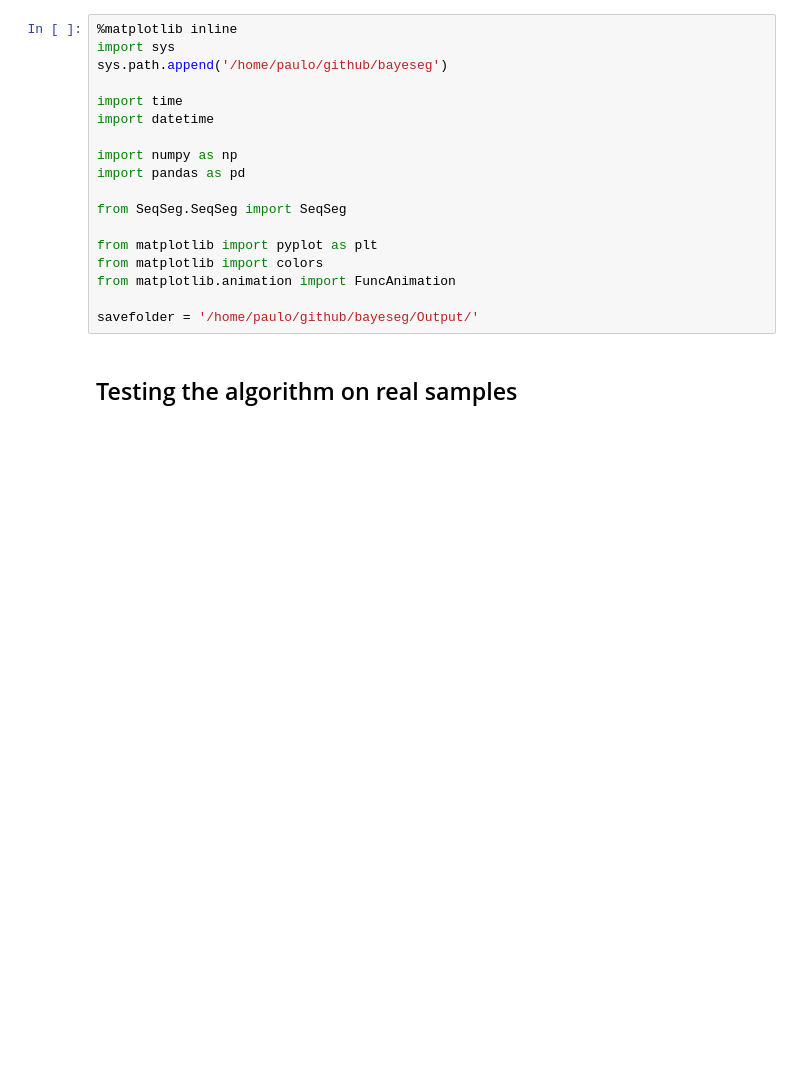
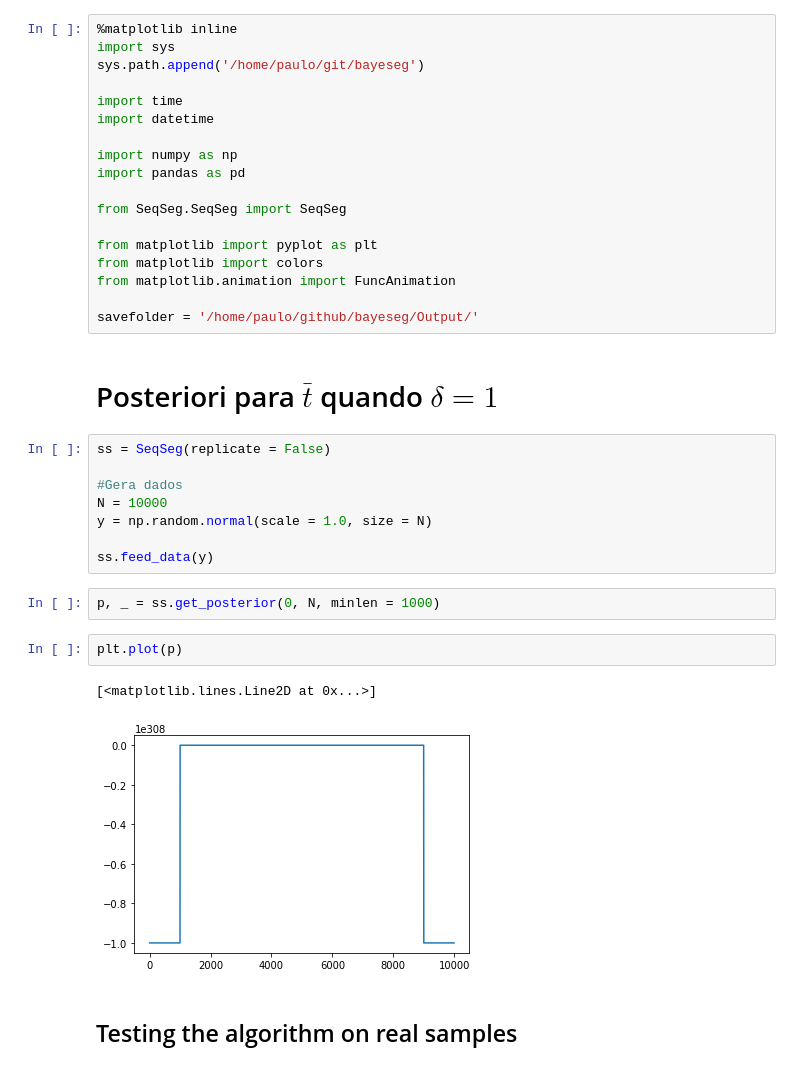
Before and after one commit to paulohubert/bayeseg, a Jupyter notebook: notebooks/Experiments.ipynb, the cells around one changed output. Cells and saved outputs as stored; diff of their text form; blank space fills up the shorter version.

```diff
--- a/notebooks/Experiments.ipynb
+++ b/notebooks/Experiments.ipynb
@@ -1,7 +1,7 @@
 # %%
 %matplotlib inline
 import sys
-sys.path.append('/home/paulo/github/bayeseg')
+sys.path.append('/home/paulo/git/bayeseg')
 
 import time
 import datetime
@@ -16,6 +16,23 @@ from matplotlib import colors
 from matplotlib.animation import FuncAnimation
 
 savefolder = '/home/paulo/github/bayeseg/Output/'
+# %% [markdown]
+# Posteriori para $\bar{t}$ quando $\delta = 1$
+# %%
+ss = SeqSeg(replicate = False)
+
+#Gera dados
+N = 10000
+y = np.random.normal(scale = 1.0, size = N)
+
+ss.feed_data(y)
+# %%
+p, _ = ss.get_posterior(0, N, minlen = 1000)
+# %%
+plt.plot(p)
+# %% [output]
+[<matplotlib.lines.Line2D at 0x...>]
+[figure, added]
 # %% [markdown]
 ## Testing the algorithm on real samples
 # %%
```
